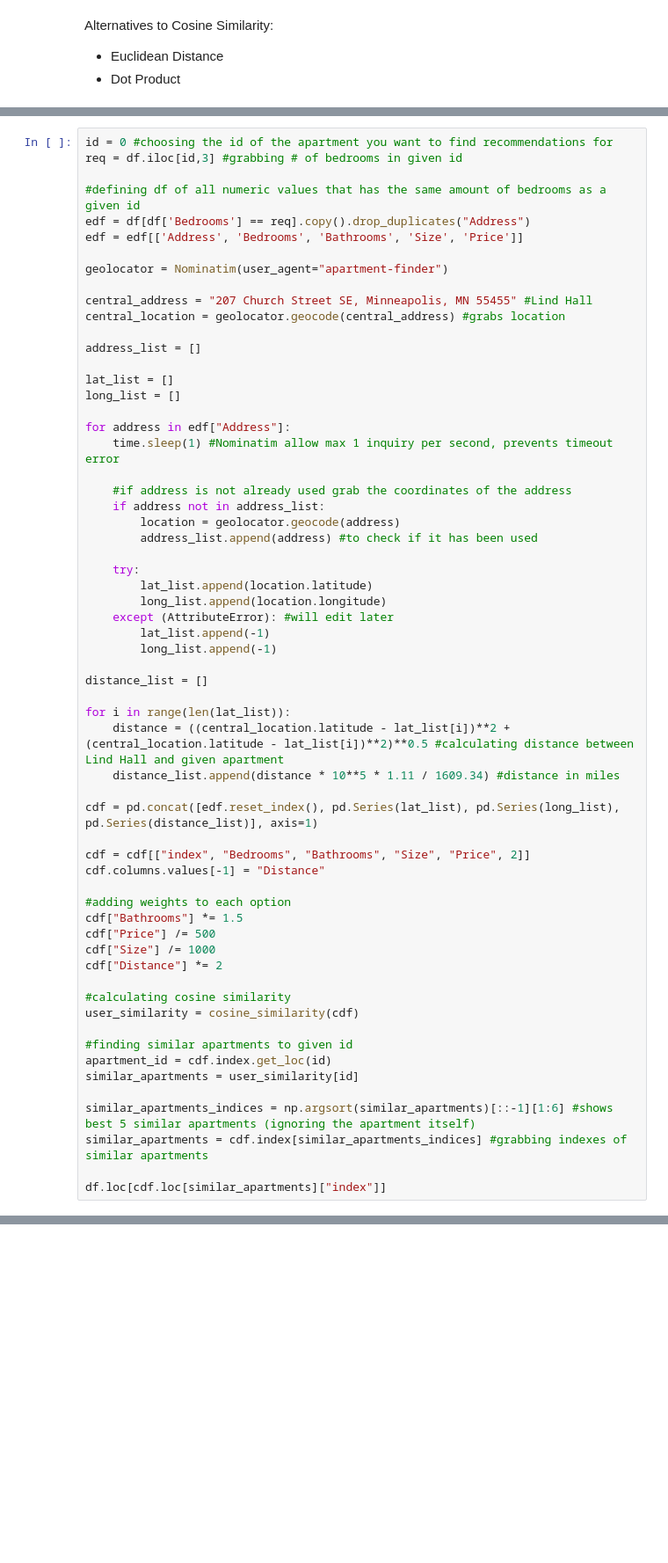
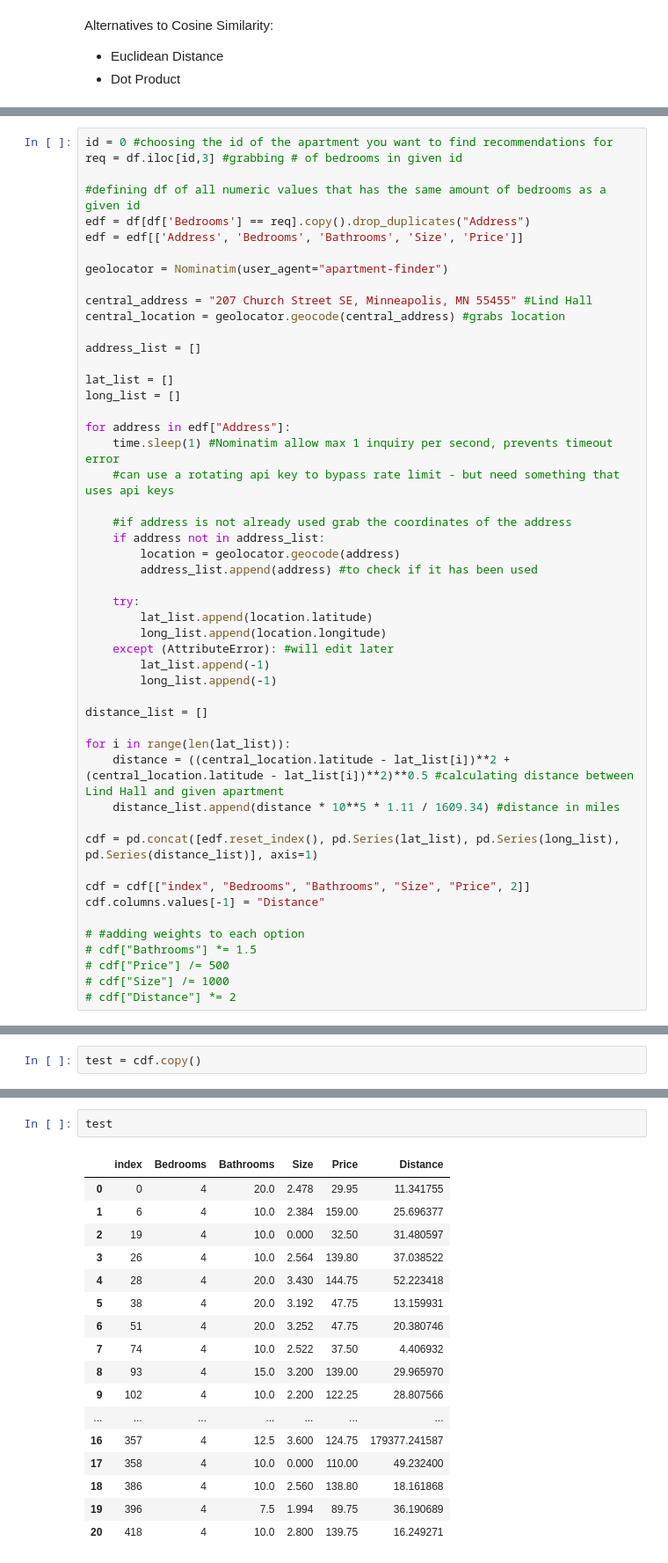
Before and after one commit to OscarKSTC/Apartment-Finder, a Jupyter notebook: ML/ml.ipynb, the cells around one changed output, grey strips where cells are left out. Shown at 88% size. Saved outputs shown, nothing was run; the diff lists cells and outputs as text; blank space fills up the shorter version.

```diff
--- a/ML/ml.ipynb
+++ b/ML/ml.ipynb
@@ -248,6 +220,7 @@ long_list = []
 
 for address in edf["Address"]:
     time.sleep(1) #Nominatim allow max 1 inquiry per second, prevents timeout error
+    #can use a rotating api key to bypass rate limit - but need something that uses api keys
 
     #if address is not already used grab the coordinates of the address
     if address not in address_list:
@@ -272,20 +245,8 @@ cdf = pd.concat([edf.reset_index(), pd.Series(lat_list), pd.Series(long_list), p
 cdf = cdf[["index", "Bedrooms", "Bathrooms", "Size", "Price", 2]]
 cdf.columns.values[-1] = "Distance"
 
-#adding weights to each option
-cdf["Bathrooms"] *= 1.5
-cdf["Price"] /= 500
-cdf["Size"] /= 1000
-cdf["Distance"] *= 2
-
-#calculating cosine similarity
-user_similarity = cosine_similarity(cdf)
-
-#finding similar apartments to given id
-apartment_id = cdf.index.get_loc(id)
-similar_apartments = user_similarity[id]
-
-similar_apartments_indices = np.argsort(similar_apartments)[::-1][1:6] #shows best 5 similar apartments (ignoring the apartment itself)
-similar_apartments = cdf.index[similar_apartments_indices] #grabbing indexes of similar apartments
-
-df.loc[cdf.loc[similar_apartments]["index"]]
+# #adding weights to each option
+# cdf["Bathrooms"] *= 1.5
+# cdf["Price"] /= 500
+# cdf["Size"] /= 1000
+# cdf["Distance"] *= 2
@@ -309,0 +257,2 @@ df.loc[cdf.loc[similar_apartments]["index"]]
+# %%
+test = cdf.copy()
@@ -309,0 +296,20 @@ df.loc[cdf.loc[similar_apartments]["index"]]
+# %%
+test
+# %% [output]
+|  | index | Bedrooms | Bathrooms | Size | Price | Distance |
+| 0 | 0 | 4 | 20.0 | 2.478 | 29.95 | 11.341755 |
+| 1 | 6 | 4 | 10.0 | 2.384 | 159.00 | 25.696377 |
+| 2 | 19 | 4 | 10.0 | 0.000 | 32.50 | 31.480597 |
+| 3 | 26 | 4 | 10.0 | 2.564 | 139.80 | 37.038522 |
+| 4 | 28 | 4 | 20.0 | 3.430 | 144.75 | 52.223418 |
+| 5 | 38 | 4 | 20.0 | 3.192 | 47.75 | 13.159931 |
+| 6 | 51 | 4 | 20.0 | 3.252 | 47.75 | 20.380746 |
+| 7 | 74 | 4 | 10.0 | 2.522 | 37.50 | 4.406932 |
+| 8 | 93 | 4 | 15.0 | 3.200 | 139.00 | 29.965970 |
+| 9 | 102 | 4 | 10.0 | 2.200 | 122.25 | 28.807566 |
+| ... | ... | ... | ... | ... | ... | ... |
+| 16 | 357 | 4 | 12.5 | 3.600 | 124.75 | 179377.241587 |
+| 17 | 358 | 4 | 10.0 | 0.000 | 110.00 | 49.232400 |
+| 18 | 386 | 4 | 10.0 | 2.560 | 138.80 | 18.161868 |
+| 19 | 396 | 4 | 7.5 | 1.994 | 89.75 | 36.190689 |
+| 20 | 418 | 4 | 10.0 | 2.800 | 139.75 | 16.249271 |
```
Also changed, not shown: parts of 11 cells of this notebook, 2 other files.
